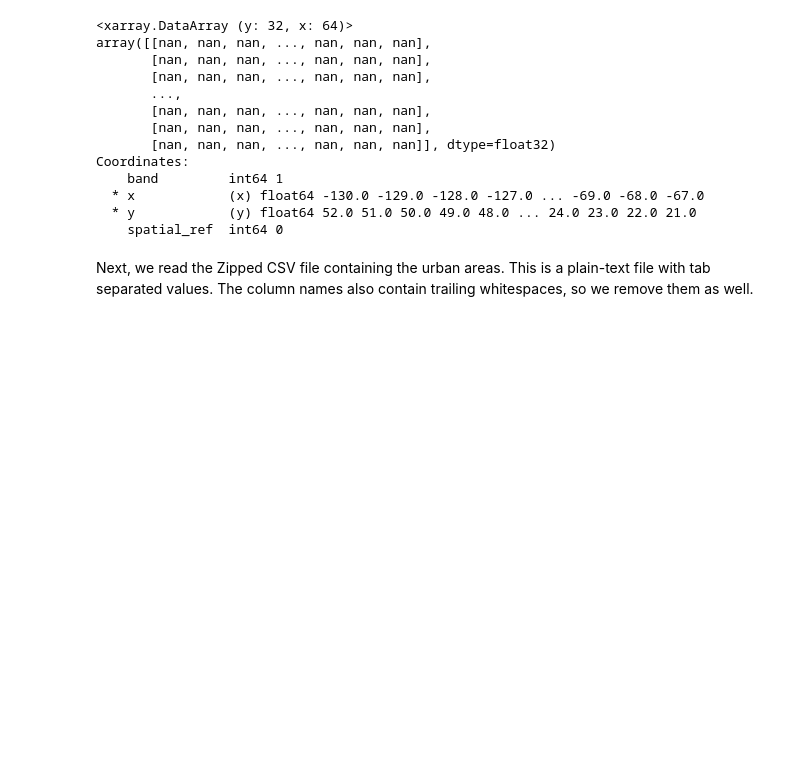
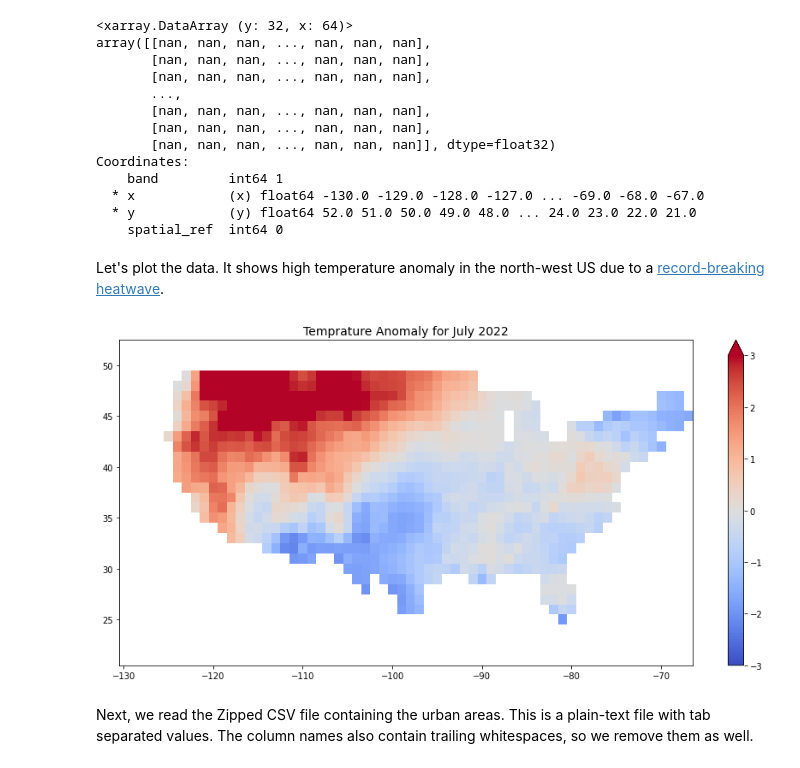
Before and after one commit to spatialthoughts/python-tutorials, a Jupyter notebook: sampling_raster_data.ipynb, the cells around one changed output. Saved outputs shown, nothing was run; the diff lists cells and outputs as text; code cells hidden in the pictures; blank space fills up the shorter version.

```diff
--- a/sampling_raster_data.ipynb
+++ b/sampling_raster_data.ipynb
@@ -123,6 +123,20 @@ Coordinates:
   * x            (x) float64 -130.0 -129.0 -128.0 -127.0 ... -69.0 -68.0 -67.0
   * y            (y) float64 52.0 51.0 50.0 49.0 48.0 ... 24.0 23.0 22.0 21.0
     spatial_ref  int64 0
+# %% [markdown]
+Let's plot the data. It shows high temperature anomaly in the north-west US due to a [record-breaking heatwave](https://phys.org/news/2022-05-hidden-backstory-deadly-pacific-northwest.html).
+# %%
+fig, ax = plt.subplots(1, 1)
+fig.set_size_inches(15, 7)
+
+tanomaly.plot.imshow(ax=ax,
+    vmin=-3, vmax=3, add_labels=False, cmap='coolwarm')
+
+ax.set_title('Temprature Anomaly for July 2022', fontsize = 14)
+
+plt.show()
+# %% [output]
+[figure, added]
 # %% [markdown]
 Next, we read the Zipped CSV file containing the urban areas. This is a plain-text file with tab separated values. The column names also contain trailing whitespaces, so we remove them as well.
 # %%
```
Also changed, not shown: parts of 20 cells of this notebook.
